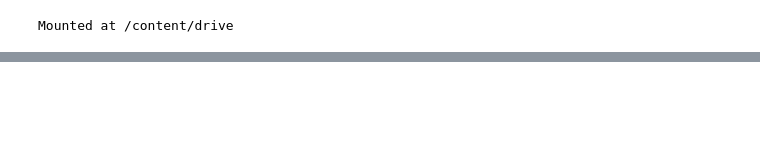
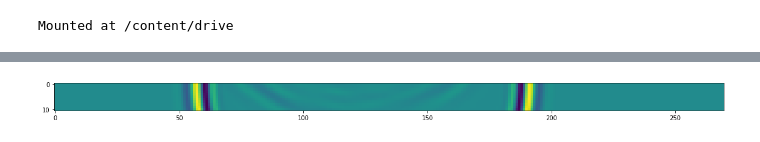
Before and after one commit to nicku-a/ConvLSTM_3D_Brain_Ultrasound, a Jupyter notebook: CNN_PyTorch.ipynb, the cells around one changed output, grey strips where cells are left out. Saved outputs shown, nothing was run; the diff lists cells and outputs as text; code cells hidden in the pictures; blank space fills up the shorter version.

```diff
--- a/CNN_PyTorch.ipynb
+++ b/CNN_PyTorch.ipynb
@@ -182,5 +342,5 @@ def fit(epochs, cnn, loss_network, loss_func, opt, train_dl, valid_dl, batches,
 # %%
 def preprocess(x, y):
-    return x.view(-1, 1, 5, 23, 230).to(dev), y.to(dev)
+    return x.view(-1, 1, 5, 23, 23).to(dev), y.to(dev)
 # %%
 def get_data(train_ds, valid_ds, bs):
@@ -773,0 +871,11 @@ plt.show()
+# %%
+one_img = one_img.cpu().detach().numpy()
+one_lab = one_lab.cpu().detach().numpy()
+one_img2 = one_img2.cpu().detach().numpy()
+one_lab2 = one_lab2.cpu().detach().numpy()
+one_img3 = one_img3.cpu().detach().numpy()
+one_lab3 = one_lab3.cpu().detach().numpy()
+one_img4 = one_img4.cpu().detach().numpy()
+one_lab4 = one_lab4.cpu().detach().numpy()
+one_img5 = one_img5.cpu().detach().numpy()
+one_lab5 = one_lab5.cpu().detach().numpy()
@@ -773,0 +884,77 @@ plt.show()
+# %%
+one_lab = one_lab.squeeze()
+one_lab2 = one_lab2.squeeze()
+one_lab3 = one_lab3.squeeze()
+one_lab4 = one_lab4.squeeze()
+one_lab5 = one_lab5.squeeze()
+# %%
+print('Timestep: 325')
+print("Real Left Column:")
+plt.figure(figsize=(20,20))
+g = one_lab4[:, :]
+g = np.rot90(g)
+plt.imshow(g)
+plt.show()
+print("Predicted Left Column:")
+plt.figure(figsize=(20,20))
+e = predictions5[:, :]
+e = np.rot90(e)
+plt.imshow(e)
+plt.show()
+
+print('Timestep: 375')
+print("Real Left Column:")
+plt.figure(figsize=(20,20))
+g = one_lab3[:, :]
+g = np.rot90(g)
+plt.imshow(g)
+plt.show()
+print("Predicted Left Column:")
+plt.figure(figsize=(20,20))
+e = predictions4[:, :]
+e = np.rot90(e)
+plt.imshow(e)
+plt.show()
+
+print('Timestep: 425')
+print("Real Left Column:")
+plt.figure(figsize=(20,20))
+g = one_lab2[:, :]
+g = np.rot90(g)
+plt.imshow(g)
+plt.show()
+print("Predicted Left Column:")
+plt.figure(figsize=(20,20))
+e = predictions3[:, :]
+e = np.rot90(e)
+plt.imshow(e)
+plt.show()
+
+print('Timestep: 475')
+print("Real Left Column:")
+plt.figure(figsize=(20,20))
+g = one_lab[:, :]
+g = np.rot90(g)
+plt.imshow(g)
+plt.show()
+print("Predicted Left Column:")
+plt.figure(figsize=(20,20))
+e = predictions2[:, :]
+e = np.rot90(e)
+plt.imshow(e)
+plt.show()
+
+print('Timestep: 500')
+print("Real Left Column:")
+plt.figure(figsize=(20,20))
+g = one_lab5[:, :]
+g = np.rot90(g)
+plt.imshow(g)
+plt.show()
+print("Predicted Left Column:")
+plt.figure(figsize=(20,20))
+e = predictions6[:, :]
+e = np.rot90(e)
+plt.imshow(e)
+plt.show()
+# %% [output]
@@ -773,0 +963 @@ plt.show()
+[figure, added]
```
Also changed, not shown: parts of 62 cells of this notebook.
